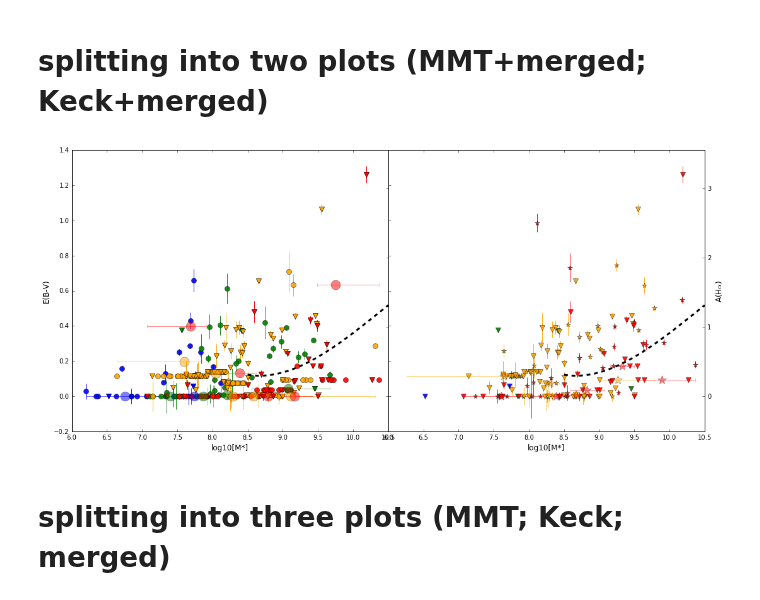
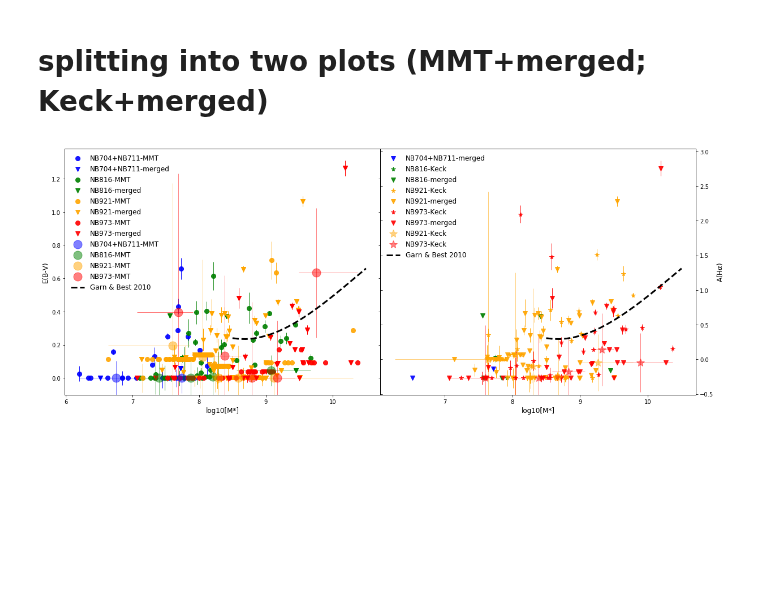
Before and after one commit to kaitshin/LowM_MainSequence, a Jupyter notebook: mstar_vs_ebv.ipynb, the cells around one changed output. Saved outputs shown, nothing was run; the diff lists cells and outputs as text; code cells hidden in the pictures; blank space fills up the shorter version.

```diff
--- a/mstar_vs_ebv.ipynb
+++ b/mstar_vs_ebv.ipynb
@@ -412,12 +410,15 @@ avgm_arr = np.concatenate((mmt_mz['avg_stlrmass'][aa], keck_mz['avg_stlrmass']))
 minm_arr = np.concatenate((mmt_mz['min_stlrmass'][aa], keck_mz['min_stlrmass']))
 maxm_arr = np.concatenate((mmt_mz['max_stlrmass'][aa], keck_mz['max_stlrmass']))
 EBV = np.concatenate((mmt_mz['E(B-V)_hahb'][aa], keck_mz['E(B-V)_hahb']))
+EBV_rms = np.concatenate((mmt_mz['E(B-V)_hahb_rms'][aa], keck_mz['E(B-V)_hahb_rms']))
 
 # replacing invalid MMT NB973 EBV_hahb w/ EBV_hghb
 h = [x for x in range(len(aa)) if mmt_mz['filter'][aa][x]=='NB973'][0]
 EBV[h:h+5] = mmt_mz['E(B-V)_hghb'][-5:]
+EBV_rms[h:h+5] = mmt_mz['E(B-V)_hghb_rms'][-5:]
 
 # replacing invalid lowest two m bins MMT NB921 EBV_hahb w/ EBV_hghb
 i = np.where(mmt_mz['filter']=='NB921')[0][0]
 j = [x for x in range(len(aa)) if mmt_mz['filter'][aa][x]=='NB921'][0]
 EBV[j:j+2] = mmt_mz['E(B-V)_hghb'][i:i+2]
+EBV_rms[j:j+2] = mmt_mz['E(B-V)_hghb_rms'][i:i+2]
@@ -434,7 +444,10 @@ for ff, cc in zip(['NB704+NB711','NB816','NB921','NB973'], ['blue','green','oran
 
             plt.plot(mstar, ebv00, color=cc, marker=shape, lw=0, markersize=15, alpha=0.5, label=ff+'-'+inst)
             plt.errorbar(mstar, ebv00,
-                         xerr=np.array([avgm_arr[yz_fmatch[inst_match]]-minm_arr[yz_fmatch[inst_match]],
-                                        maxm_arr[yz_fmatch[inst_match]]-avgm_arr[yz_fmatch[inst_match]]]),
+                         xerr=np.array([mstar-minm_arr[yz_fmatch[inst_match]],
+                                        maxm_arr[yz_fmatch[inst_match]]-mstar]),
+                         yerr=EBV_rms[yz_fmatch[inst_match]],
                          fmt='none', ecolor=cc, alpha=0.5)
+plt.ylim([0,0.7])
+plt.show()
 # %% [output]
@@ -519,56 +534,63 @@ for ff, cc in zip(['NB704+NB711','NB816','NB921','NB973'], ['blue','green','oran
                 axarr[ax_ii].errorbar(corr_tbl['stlr_mass'][has_errs], corr_tbl['EBV'][has_errs], yerr=sigma_ebv[sig_iis],
                             fmt='none', mew=0, ecolor=cc, alpha=0.9)
 
             if inst=='merged':
                 for ax_ii in range(2):
                     axarr[ax_ii].plot(mstar, ebv00, color=cc, marker=shape, lw=0, markersize=8, alpha=0.9, label=ff+'-'+inst)
 
                     has_errs = np.array([x for x in yz_fmatch[inst_match] if x in good_EBV_iis])
                     if len(has_errs) > 0:
                         sig_iis = np.array([x for x in range(len(good_EBV_iis)) if good_EBV_iis[x] in has_errs])
                         axarr[ax_ii].errorbar(corr_tbl['stlr_mass'][has_errs], corr_tbl['EBV'][has_errs], yerr=sigma_ebv[sig_iis],
                                     fmt='none', mew=0, ecolor=cc, alpha=0.9)
 
-f.set_size_inches(18,8)
-locs,lbls = plt.yticks()
-f.subplots_adjust(wspace=0)
-
-# set axis props
-for ax, ii in zip(axarr, range(2)):
-    ax.set_xlabel('log10[M*]', size=12)
-
-    ax2 = ax.twinx()
-    if ii==1:
-        ax2.set_ylabel(r'A(H$\alpha$)', size=12)
-    else:
-        ax.set_ylabel('E(B-V)', size=12)
-    ntexts = np.array([np.around(k_ha*x,2) for x in ax.get_yticks()[:-1]])
-    line2, = ax2.plot(x_arr, gb2010, 'k--', lw=3, label='Garn & Best 2010')
-    ax2.set_ylim(min(ntexts), max(ntexts))
-
-# remove error bars from legend
-# ax.legend(LEGEND)
-
 # plotting composites
 for ff, cc in zip(['NB704+NB711','NB816','NB921','NB973'], ['blue','green','orange','red']):
     yz_fmatch = np.array([x for x in range(len(filt_arr)) if filt_arr[x] in ff])
 
     for inst, shape, ax_ii in zip(['MMT','Keck'], ['o','*'], [0,1]):
         inst_match = np.array([x for x in range(len(yz_fmatch)) if inst_arr[yz_fmatch][x]==inst])
 
         if len(inst_match) > 0:
             mstar = avgm_arr[yz_fmatch[inst_match]]
             ebv00 = EBV[yz_fmatch[inst_match]]
 
             axarr[ax_ii].plot(mstar, ebv00, color=cc, marker=shape, lw=0, markersize=15, alpha=0.5, label=ff+'-'+inst)
             axarr[ax_ii].errorbar(mstar, ebv00,
-                         xerr=np.array([avgm_arr[yz_fmatch[inst_match]]-minm_arr[yz_fmatch[inst_match]],
-                                        maxm_arr[yz_fmatch[inst_match]]-avgm_arr[yz_fmatch[inst_match]]]),
+                         xerr=np.array([mstar-minm_arr[yz_fmatch[inst_match]],
+                                        maxm_arr[yz_fmatch[inst_match]]-mstar]),
+                         yerr=EBV_rms[yz_fmatch[inst_match]],
                          fmt='none', ecolor=cc, alpha=0.5)
+        axarr[ax_ii].set_ylim(ymin=-0.1)
 
-plt.setp([a.get_yticklabels() for a in f.axes[1:3]], visible=False)
+f.set_size_inches(20,8)
+f.subplots_adjust(wspace=0)
+
+# set axis props
+for ax, ii in zip(axarr, range(2)):
+    ax.set_xlabel('log10[M*]', size=12)
+
+    ax2 = ax.twinx()
+    if ii==1:
+        ax.set_yticklabels([])
+        ax2.set_ylabel(r'A(H$\alpha$)', size=12)
+    else:
+        ax2.set_yticklabels([])
+        ax.set_ylabel('E(B-V)', size=12)
+    ntexts = np.array([np.around(k_ha*x,2) for x in ax.get_yticks()[:-1]])
+    line2, = ax2.plot(x_arr, gb2010, 'k--', lw=3, label='Garn & Best 2010')
+    ax2.set_ylim(min(ntexts), max(ntexts))
+
+# remove error bars from legend
+handles0, labels0 = axarr[0].get_legend_handles_labels()
+LEGEND1 = axarr[0].legend(np.delete(np.hstack([handles0[:16], line2]), [1,4,7,10]),
+                          np.delete(np.hstack([labels0[:16], 'Garn & Best 2010']), [1,4,7,10]),
+                          fontsize=12, loc='best', frameon=False)
+handles, labels = ax.get_legend_handles_labels()
+LEGEND2 = axarr[1].legend(np.hstack([handles[:9], line2]), np.hstack([labels[:9], 'Garn & Best 2010']), fontsize=12,
+                   loc='best', frameon=False)
+
+
 plt.show()
 # %% [output]
-[figure, old version]
+[figure, new version]
-# %% [markdown]
-# splitting into three plots (MMT; Keck; merged)
```
Also changed, not shown: parts of 12 cells of this notebook.
